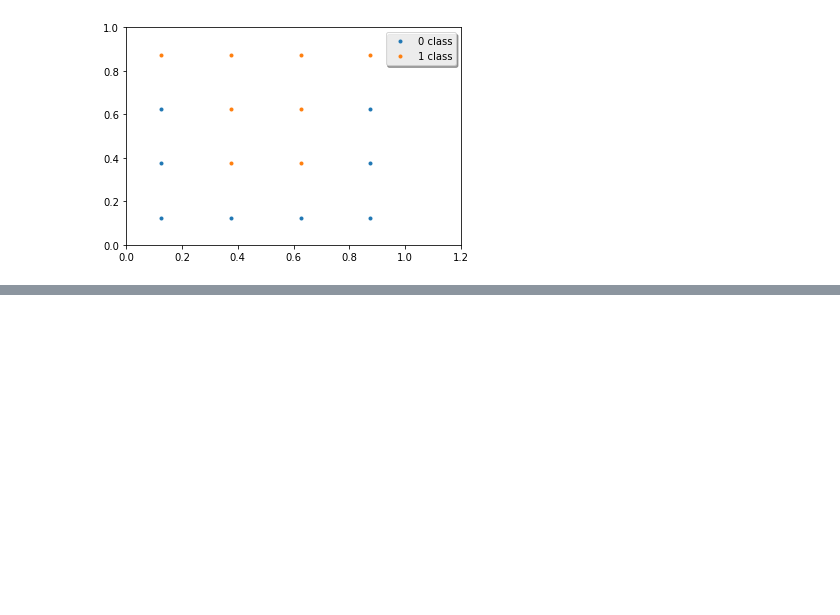
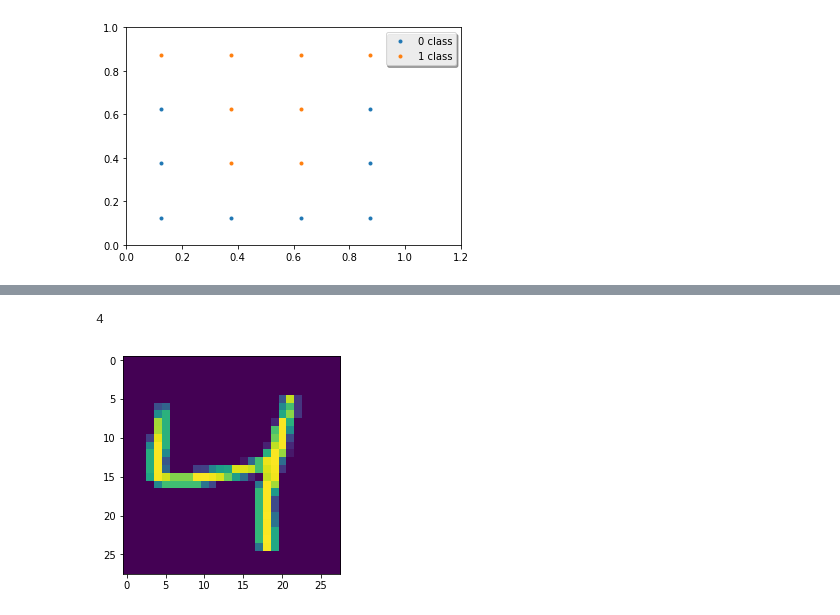
Before and after one commit to DanilaEremenko/NeuralNetwork, a Jupyter notebook: LABS/ZeroLab/ZeroReport.ipynb, the cells around one changed output, grey strips where cells are left out. Drawn from its saved outputs; the diff is of its cells as text; code cells hidden in the pictures; blank space fills up the shorter version.

```diff
--- a/LABS/ZeroLab/ZeroReport.ipynb
+++ b/LABS/ZeroLab/ZeroReport.ipynb
@@ -444,0 +496,35 @@ def load_data(train_size=4000, show=False):
+# %%
+#dataset8
+
+# dataset8
+
+import keras
+import numpy as np
+import matplotlib.image as mpimg
+
+
+def load_data():
+    # loading data from keras datasets
+    (x_train, y_train), (x_test, y_test) = keras.datasets.mnist.load_data()
+
+    # reshaping
+    x_train = x_train.reshape(60000, 784)
+    x_test = x_test.reshape(10000, 784)
+
+    # normalizations
+    x_train = x_train / 255.0
+    x_test = x_test / 255.0
+
+    return (x_train, y_train), (x_test, y_test)
+
+(x_train, y_train), (x_test, y_test)=load_data()
+
+
+#i can be changed
+i=2
+
+print(y_train[i])
+imgplt=plt.imshow(x_train[i].reshape(28,28))
+# %% [output]
+4
+[figure, added]
```
Also changed, not shown: parts of 4 cells of this notebook, 5 other files.
